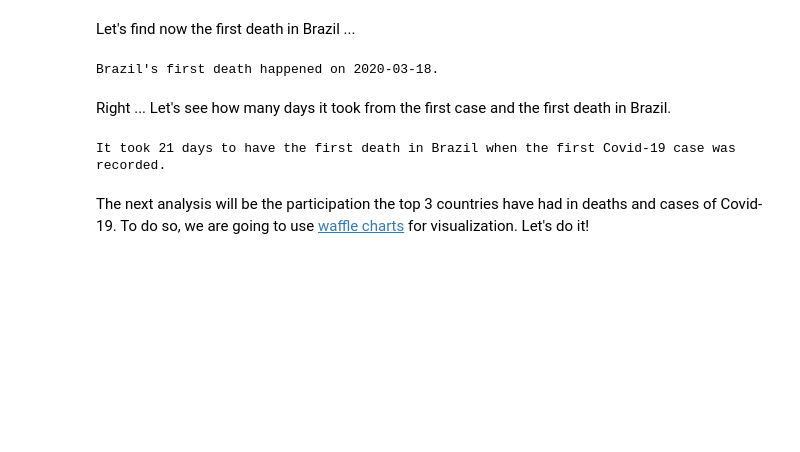
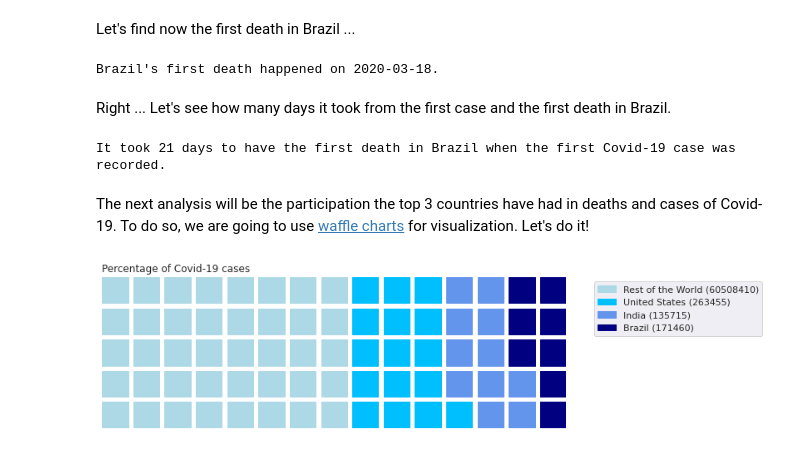
Before and after one commit to JoaoSiqueiraDS/DS_Days, a Jupyter notebook: COVID.ipynb, the cells around one changed output. Saved outputs shown, nothing was run; the diff lists cells and outputs as text; code cells hidden in the pictures; blank space fills up the shorter version.

```diff
--- a/COVID.ipynb
+++ b/COVID.ipynb
@@ -355,26 +355,55 @@ The next analysis will be the participation the top 3 countries have had in deat
 
 !pip install pywaffle -q
 # %%
-# Calculating the number of cases and deaths
+from pywaffle import Waffle
+
+# Calculating the number of cases and deaths - First try
 
 world = df.loc[df.location=="World"]
 total_cases_world = world["total_cases"].max()
 total_deaths_world = world["total_cases"].max()
 
 # USA
 total_cases_usa = cases_usa["total_cases"].max()
 total_deaths_usa = deaths_usa["total_deaths"].max()
 
 # Brazil
 total_cases_brazil = cases_brazil["total_cases"].max()
 total_deaths_brazil = deaths_brazil["total_deaths"].max()
 
 # India
 total_cases_india = cases_india["total_cases"].max()
 total_deaths_india = deaths_india["total_deaths"].max()
 
+#Resto of the World (rotw)
+total_cases_rotw = total_cases_world - total_cases_usa - total_cases_brazil - total_cases_india
+total_deaths_rotw = total_deaths_world - total_deaths_usa - total_deaths_india - total_deaths_brazil
+
 # Creating a data frame from these information
+dfw = pd.DataFrame(data={"Countries": ["Rest of the World", "United States", "India", "Brazil"],
+                   "Total Cases": [total_cases_rotw, total_cases_usa, total_cases_india, total_cases_brazil],
+                   "Total Deaths": [total_deaths_rotw, total_deaths_usa, total_deaths_brazil, total_deaths_india],})
 
-dfw = pd.DataFrame(data={"Countries": ["Rest of the world", "United States", "Brazil", "India"],
-                   "Total Cases": [total_cases_world, total_cases_usa, total_cases_brazil, total_cases_india],
-                   "Total Deaths": [total_deaths_world, total_deaths_usa, total_deaths_brazil, total_deaths_india],}).set_index("Countries")
+# Creating the Waffle Chart - Cases
+data1 = {"Rest of the World": dfw.iloc[0,1], "United States": dfw.iloc[1,1], "India": dfw.iloc[2,1], "Brazil": dfw.iloc[3,1]}
+fig = plt.figure(
+                FigureClass=Waffle,
+                 rows = 5,
+                 columns = 15,
+                 figsize = (10,5),
+                 colors = ["#ADD8E6", "#00BFFF", "#6495ED", "#000080"],
+                 labels = [f"Rest of the World ({int(total_deaths_rotw)})",
+                                    f"United States ({int(total_deaths_usa)})",
+                                    f"India ({int(total_deaths_india)})",
+                                    f"Brazil ({int(total_deaths_brazil)})"],
+                 title={"label":"Percentage of Covid-19 cases", "loc":"left"},
+                 values=data1,
+                 legend={"loc": "upper left",'bbox_to_anchor': (1.05, 1)},
+
+                 )
+fig.set_tight_layout(False)
+plt.show()
+
+#
+# %% [output]
+[figure, added]
```
Also changed, not shown: parts of 14 cells of this notebook.
